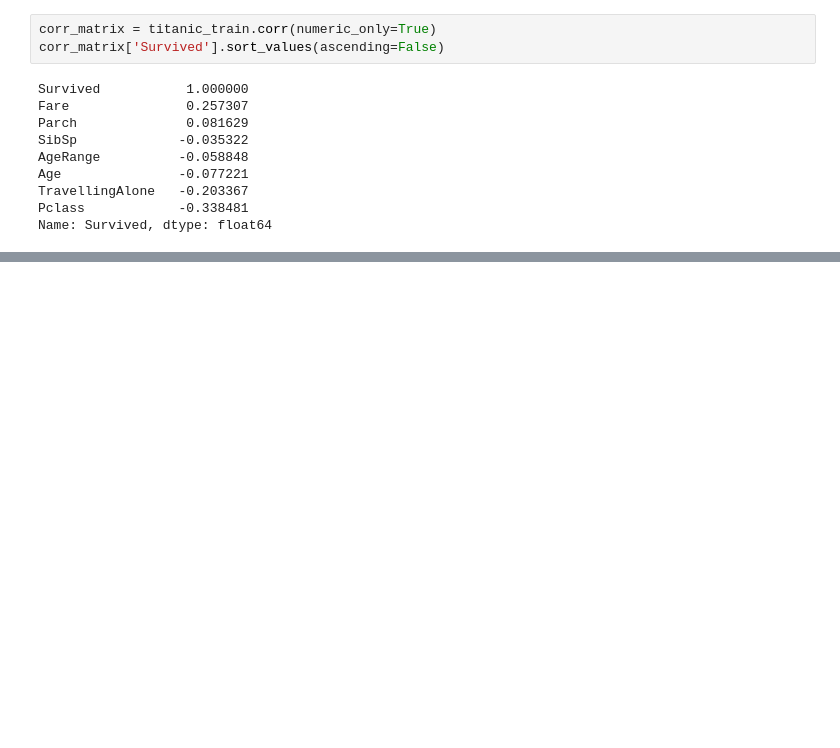
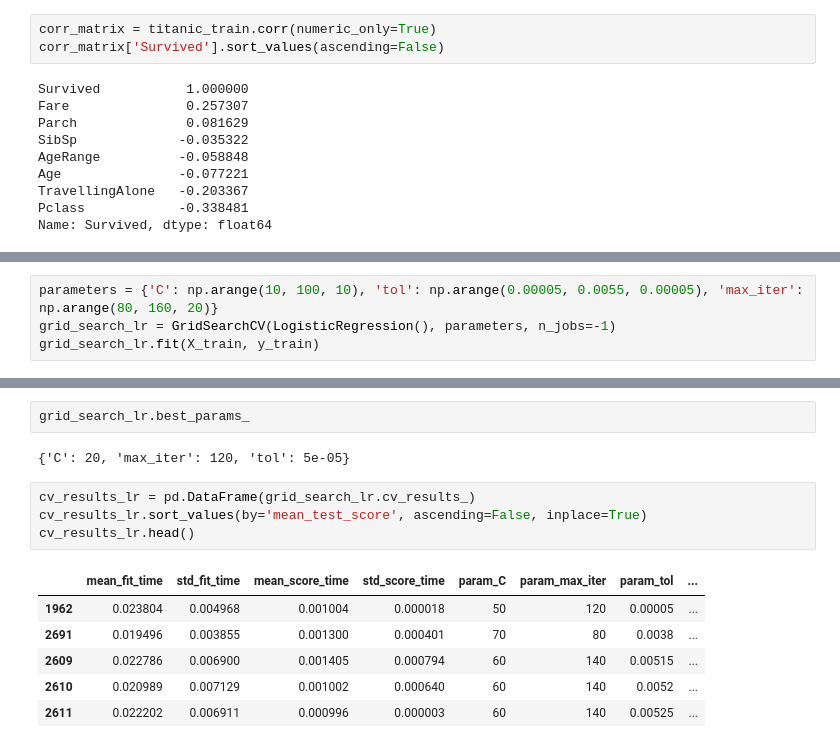
Before and after one commit to mattreu/ml_tests, a Jupyter notebook: scikit/classifier_titanic.ipynb, the cells around one changed output, grey strips where cells are left out. Saved outputs shown, nothing was run; the diff lists cells and outputs as text; blank space fills up the shorter version.

```diff
--- a/scikit/classifier_titanic.ipynb
+++ b/scikit/classifier_titanic.ipynb
@@ -133,0 +263,4 @@ titanic_labels = titanic_train["Survived"].copy()
+# %%
+parameters = {'C': np.arange(10, 100, 10), 'tol': np.arange(0.00005, 0.0055, 0.00005), 'max_iter': np.arange(80, 160, 20)}
+grid_search_lr = GridSearchCV(LogisticRegression(), parameters, n_jobs=-1)
+grid_search_lr.fit(X_train, y_train)
@@ -133,0 +290,15 @@ titanic_labels = titanic_train["Survived"].copy()
+# %%
+grid_search_lr.best_params_
+# %% [output]
+{'C': 20, 'max_iter': 120, 'tol': 5e-05}
+# %%
+cv_results_lr = pd.DataFrame(grid_search_lr.cv_results_)
+cv_results_lr.sort_values(by='mean_test_score', ascending=False, inplace=True)
+cv_results_lr.head()
+# %% [output]
+|  | mean_fit_time | std_fit_time | mean_score_time | std_score_time | param_C | param_max_iter | param_tol | ... |
+| 1962 | 0.023804 | 0.004968 | 0.001004 | 0.000018 | 50 | 120 | 0.00005 | ... |
+| 2691 | 0.019496 | 0.003855 | 0.001300 | 0.000401 | 70 | 80 | 0.0038 | ... |
+| 2609 | 0.022786 | 0.006900 | 0.001405 | 0.000794 | 60 | 140 | 0.00515 | ... |
+| 2610 | 0.020989 | 0.007129 | 0.001002 | 0.000640 | 60 | 140 | 0.0052 | ... |
+| 2611 | 0.022202 | 0.006911 | 0.000996 | 0.000003 | 60 | 140 | 0.00525 | ... |
```
Also changed, not shown: parts of 29 cells of this notebook, 1 other file.
